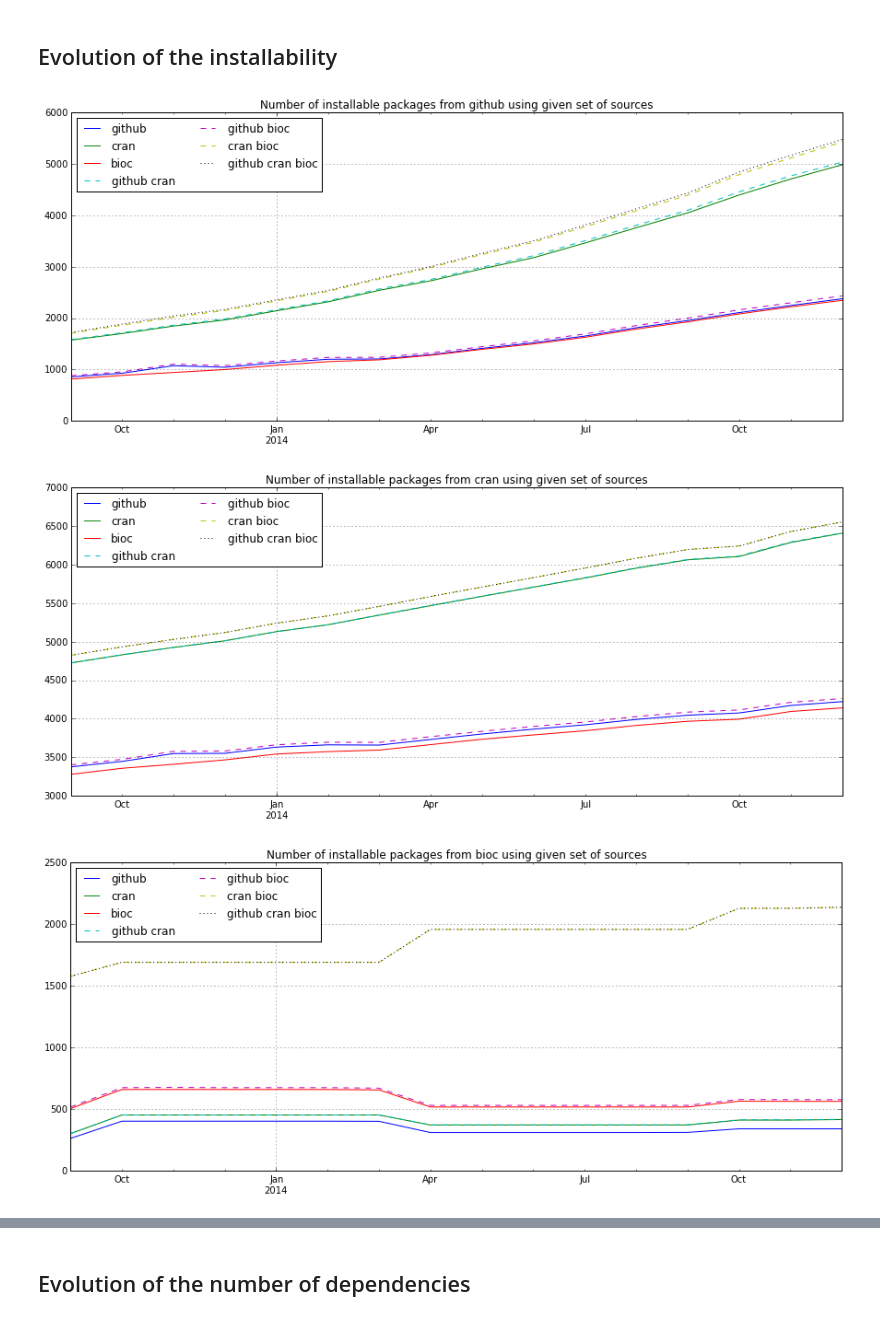
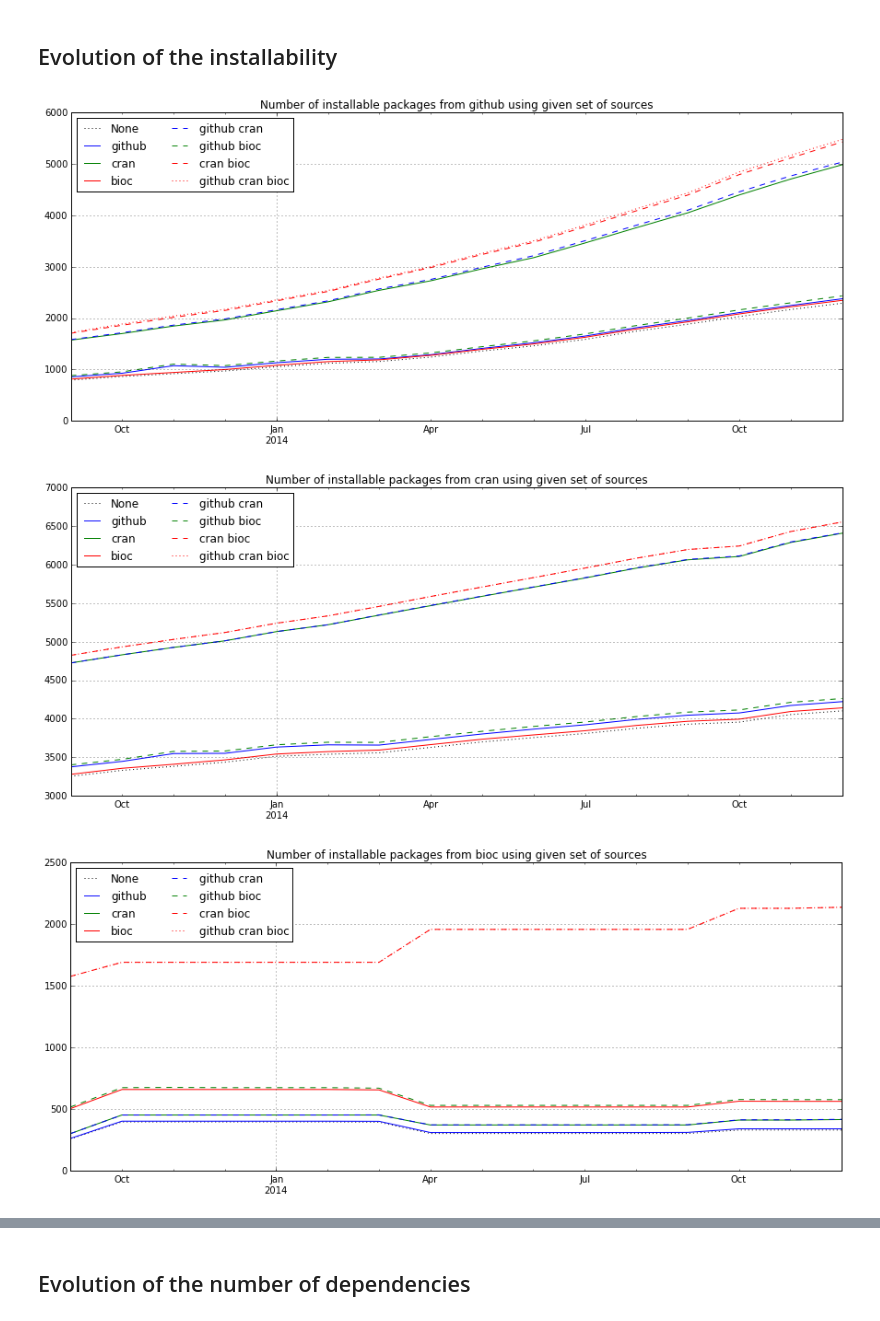
Before and after one commit to maelick/GitHub-API-Helpers, a Jupyter notebook: ICSME2015/notebooks/Dependencies.ipynb, the cells around one changed output, grey strips where cells are left out. Drawn from its saved outputs; the diff is of its cells as text; code cells hidden in the pictures.

Commit message:
Mise à jour des graphiques de dépendances en incluant la source "aucune source".

```diff
--- a/ICSME2015/notebooks/Dependencies.ipynb
+++ b/ICSME2015/notebooks/Dependencies.ipynb
@@ -37,8 +37,11 @@ for date, graph in graphs.iteritems():
     for from_sources in combinations:
         installability[date][' '.join(from_sources)] = {}
         packages[date][' '.join(from_sources)] = filter(lambda p: deps.available(graph, p, from_sources), graph.iterkeys())
-        for combination in [[]] + combinations:
-            installable = deps.installable(graph, from_sources, combination)
+        for combination in [['None']] + combinations:
+            if combination == ['None']:
+                installable = deps.installable(graph, from_sources, [])
+            else:
+                installable = deps.installable(graph, from_sources, combination)
             installability[date][' '.join(from_sources)][' '.join(combination)] = installable
 # %% [markdown]
 ## Evolution of the number of packages
@@ -58,20 +61,20 @@ ax.legend(ncol=2, loc='upper left')
 # %%
 df_installability = {}
 
 for sources in combinations:
     sources = ' '.join(sources)
     df_installability[sources] = pandas.DataFrame.from_dict(
         {k: {k2: len(v2) for k2, v2 in v[sources].iteritems()} for k, v in installability.iteritems()}, orient='index')
 
 for sources in combinations:
     df = df_installability[' '.join(sources)]
     df.index = pandas.to_datetime(df.index)
-    df = df.sort_index()[[' '.join(comb) for comb in combinations]]
+    df = df.sort_index()[[' '.join(comb) for comb in [['None']] + combinations]]
     ax = df.plot(title=u'Number of installable packages from {} using given set of sources'.format(' and '.join(sources)),
-                 style=[None, None, None, '--', '--', '--', ':'],
+                 style=['k:', 'b', 'g', 'r', 'b--', 'g--', 'r--', 'r:'],
                  figsize=(15, 6))
     ax.legend(ncol=2, loc='best')
 # %% [output]
-[figure, old version]
+[figure, new version]
-[figure, old version]
+[figure, new version]
-[figure, old version]
+[figure, new version]
```
Also changed, not shown: parts of 1 cell of this notebook.
